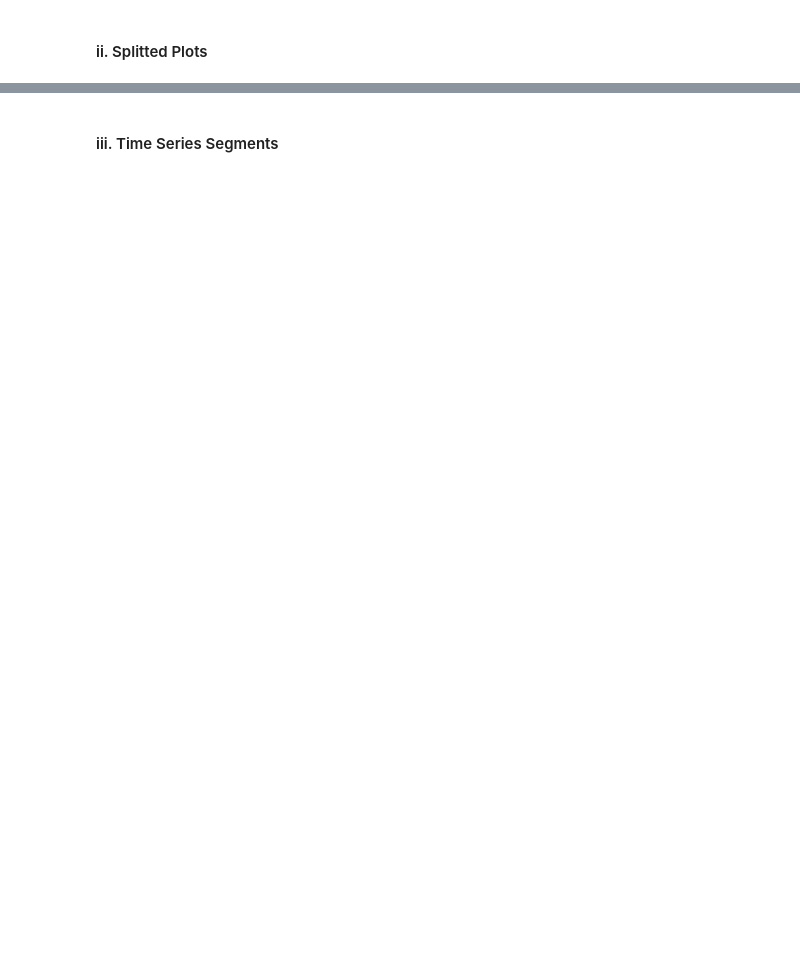
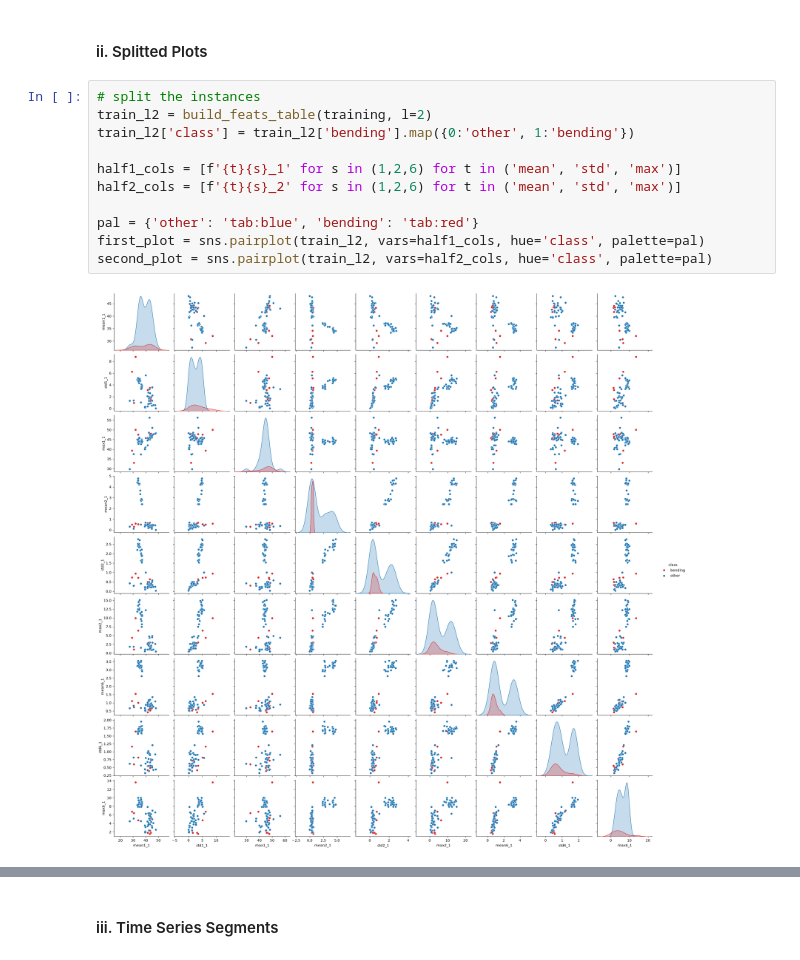
Before and after one commit to annajxie/dsci-552-hw4, a Jupyter notebook: notebook/Xie_Anna_HW4.ipynb, the cells around one changed output, grey strips where cells are left out. Saved outputs shown, nothing was run; the diff lists cells and outputs as text; blank space fills up the shorter version.

```diff
--- a/notebook/Xie_Anna_HW4.ipynb
+++ b/notebook/Xie_Anna_HW4.ipynb
@@ -210,2 +252,15 @@ Three most important things I said were important: mean, standard deviation amd
 # %% [markdown]
 #### ii. Splitted Plots
+# %%
+# split the instances
+train_l2 = build_feats_table(training, l=2)
+train_l2['class'] = train_l2['bending'].map({0:'other', 1:'bending'})
+
+half1_cols = [f'{t}{s}_1' for s in (1,2,6) for t in ('mean', 'std', 'max')]
+half2_cols = [f'{t}{s}_2' for s in (1,2,6) for t in ('mean', 'std', 'max')]
+
+pal = {'other': 'tab:blue', 'bending': 'tab:red'}
+first_plot = sns.pairplot(train_l2, vars=half1_cols, hue='class', palette=pal)
+second_plot = sns.pairplot(train_l2, vars=half2_cols, hue='class', palette=pal)
+# %% [output]
+[figure, added]
```
Also changed, not shown: parts of 20 cells of this notebook, 1 other file.
